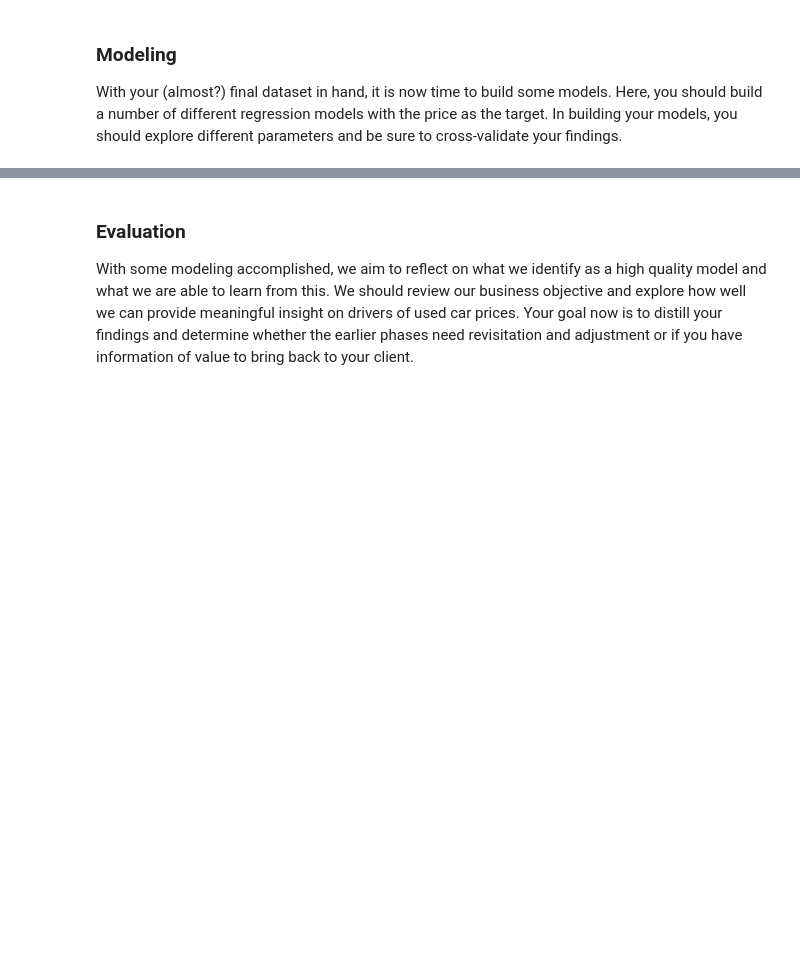
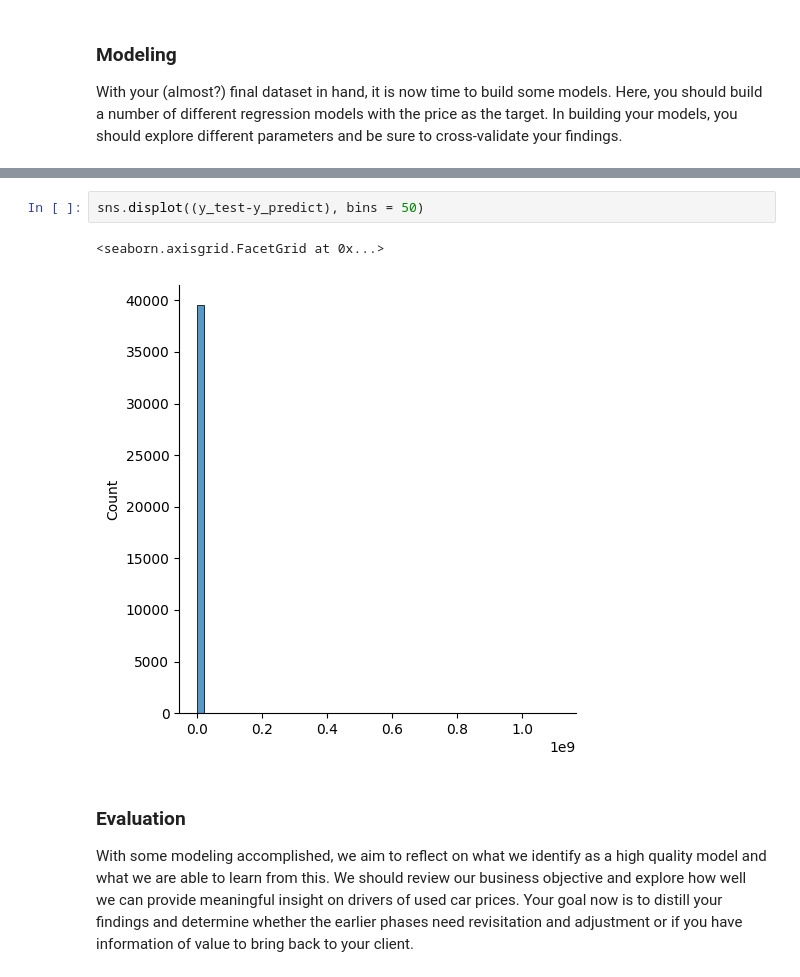
Before and after one commit to rvadavia/Assignment--11, a Jupyter notebook: UsedCraAIML.ipynb, the cells around one changed output, grey strips where cells are left out. Saved outputs shown, nothing was run; the diff lists cells and outputs as text; blank space fills up the shorter version.

```diff
--- a/UsedCraAIML.ipynb
+++ b/UsedCraAIML.ipynb
@@ -390,3 +403,8 @@ KeyError: 'MSRP'
+# %%
+sns.displot((y_test-y_predict), bins = 50)
+# %% [output]
+<seaborn.axisgrid.FacetGrid at 0x...>
+[figure, added]
 # %% [markdown]
 ### Evaluation
 
```
Also changed, not shown: parts of 8 cells of this notebook.
